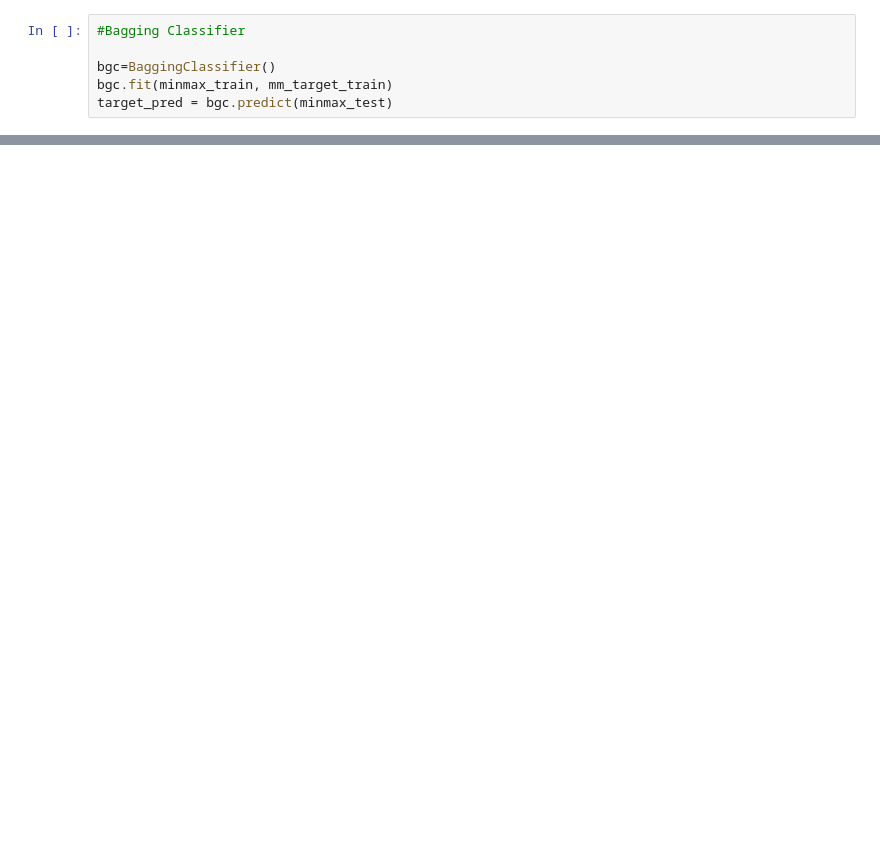
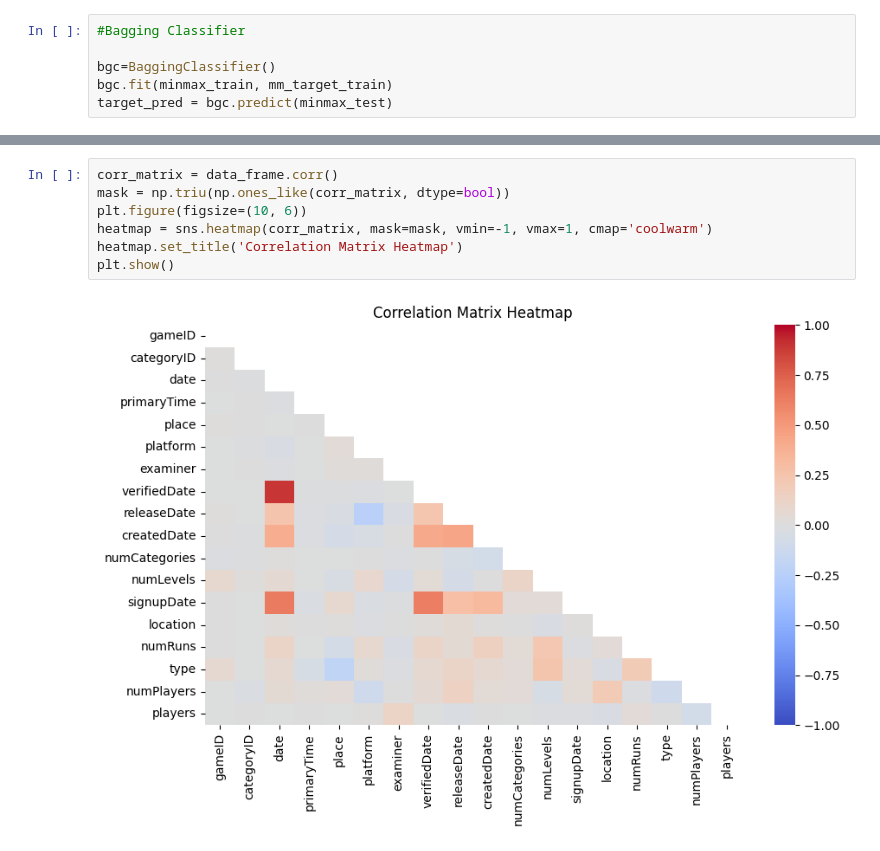
Before and after one commit to bigguyhere/CS513GroupProject, a Jupyter notebook: main.ipynb, the cells around one changed output, grey strips where cells are left out. Saved outputs shown, nothing was run; the diff lists cells and outputs as text; blank space fills up the shorter version.

```diff
--- a/main.ipynb
+++ b/main.ipynb
@@ -257,0 +517,9 @@ ConfusionMatrixDisplay(conMatrix, display_labels=["Not Emulated", "Emulated"],).
+# %%
+corr_matrix = data_frame.corr()
+mask = np.triu(np.ones_like(corr_matrix, dtype=bool))
+plt.figure(figsize=(10, 6))
+heatmap = sns.heatmap(corr_matrix, mask=mask, vmin=-1, vmax=1, cmap='coolwarm')
+heatmap.set_title('Correlation Matrix Heatmap')
+plt.show()
+# %% [output]
+[figure, added]
```
Also changed, not shown: parts of 14 cells of this notebook.
